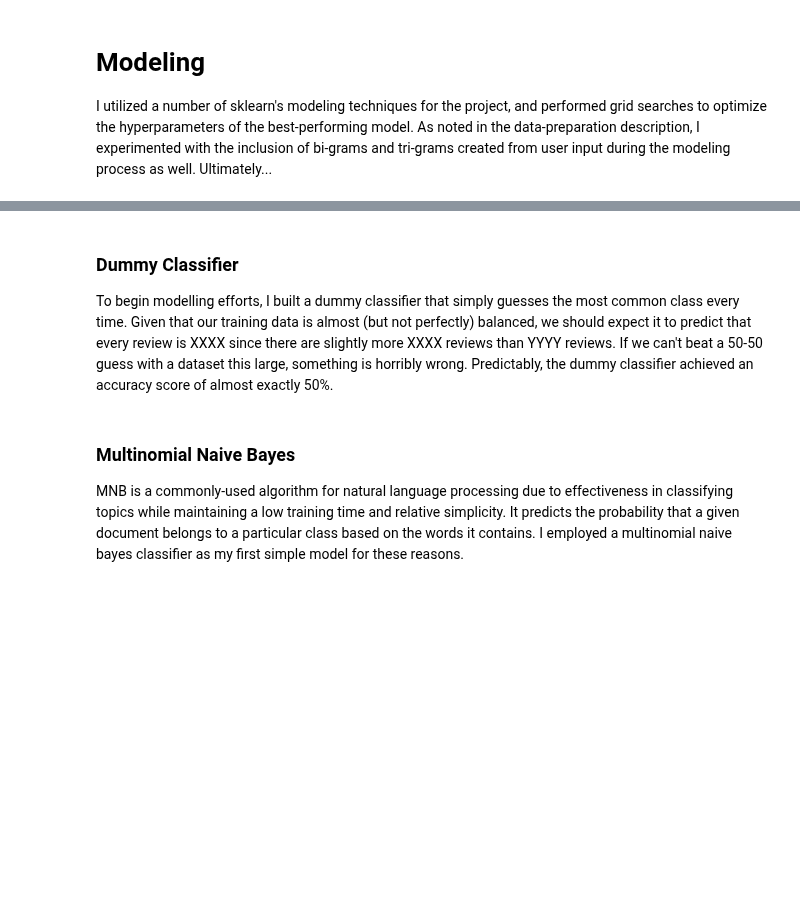
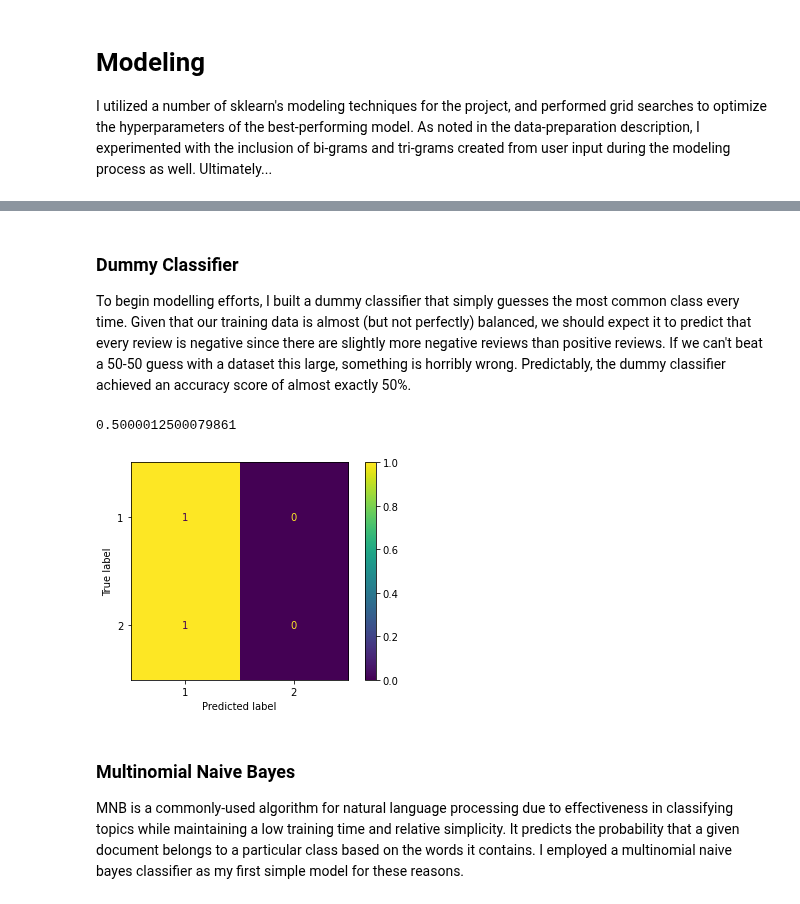
Before and after one commit to ThomasHChapman/classifying_user_reviews, a Jupyter notebook: working_notebooks/modeling_nb.ipynb, the cells around one changed output, grey strips where cells are left out. Drawn from its saved outputs; the diff is of its cells as text; code cells hidden in the pictures; blank space fills up the shorter version.

Commit message:
reran dummy & mnb classifiers

```diff
--- a/working_notebooks/modeling_nb.ipynb
+++ b/working_notebooks/modeling_nb.ipynb
@@ -33,4 +36,4 @@ from imblearn.pipeline import Pipeline as ImPipeline
 I utilized a number of sklearn's modeling techniques for the project, and performed grid searches to optimize the hyperparameters of the best-performing model. As noted in the data-preparation description, I experimented with the inclusion of bi-grams and tri-grams created from user input during the modeling process as well. Ultimately...
 # %%
 # Read in the data
-df = pd.read_csv('../data/train_cleaned.csv', usecols=['sentiment', 'text_cleaned', 'toks', 'trigrams'])
+df = pd.read_csv('../data/train_cleaned_10sw.csv', index_col=0)
@@ -55,7 +112,7 @@ X_grams = df['trigrams']
 y = df['sentiment']
 # %% [markdown]
 ### Dummy Classifier
-To begin modelling efforts, I built a dummy classifier that simply guesses the most common class every time. Given that our training data is almost (but not perfectly) balanced, we should expect it to predict that every review is XXXX since there are slightly more XXXX reviews than YYYY reviews. If we can't beat a 50-50 guess with a dataset this large, something is horribly wrong. Predictably, the dummy classifier achieved an accuracy score of almost exactly 50%.
+To begin modelling efforts, I built a dummy classifier that simply guesses the most common class every time. Given that our training data is almost (but not perfectly) balanced, we should expect it to predict that every review is negative since there are slightly more negative reviews than positive reviews. If we can't beat a 50-50 guess with a dataset this large, something is horribly wrong. Predictably, the dummy classifier achieved an accuracy score of almost exactly 50%.
 # %%
 # Instantiate Dummy Classifier pipeline
 dummy_pipe = ImPipeline(steps=[
@@ -67,9 +124,12 @@ dummy_pipe = ImPipeline(steps=[
 # %%
 # Fit dummy pipe on the training data and plot confusion matrix
 dummy_pipe.fit(X, y)
 dummy_yhat = dummy_pipe.predict(X)
-plot_confusion_matrix(dummy_pipe, X, y);
+plot_confusion_matrix(dummy_pipe, X, y, normalize='true');
 print(accuracy_score(y, dummy_yhat))
+# %% [output]
+0.5000012500079861
+[figure, added]
 # %% [markdown]
 ### Multinomial Naive Bayes
 MNB is a commonly-used algorithm for natural language processing due to effectiveness in classifying topics while maintaining a low training time and relative simplicity. It predicts the probability that a given document belongs to a particular class based on the words it contains. I employed a multinomial naive bayes classifier as my first simple model for these reasons.
```
Also changed, not shown: parts of 12 cells of this notebook.
